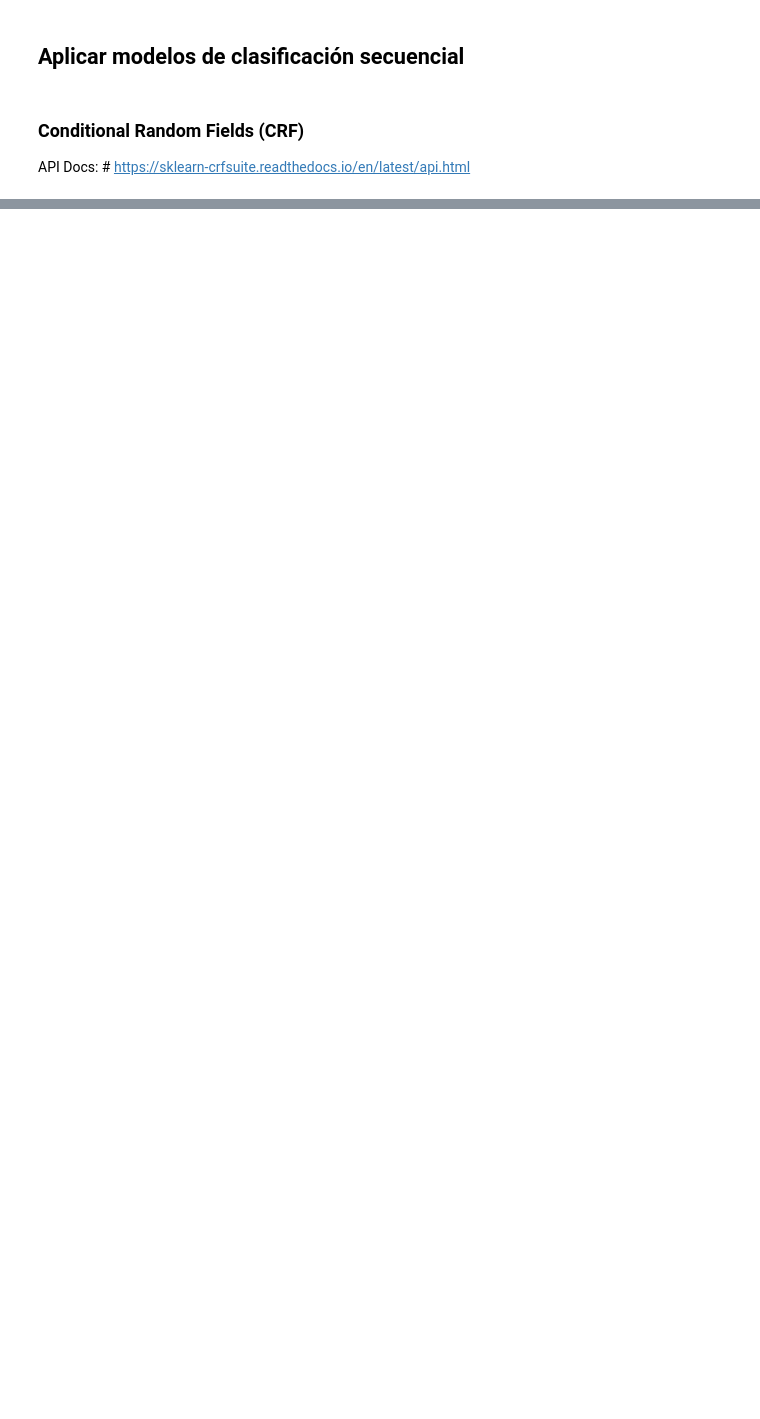
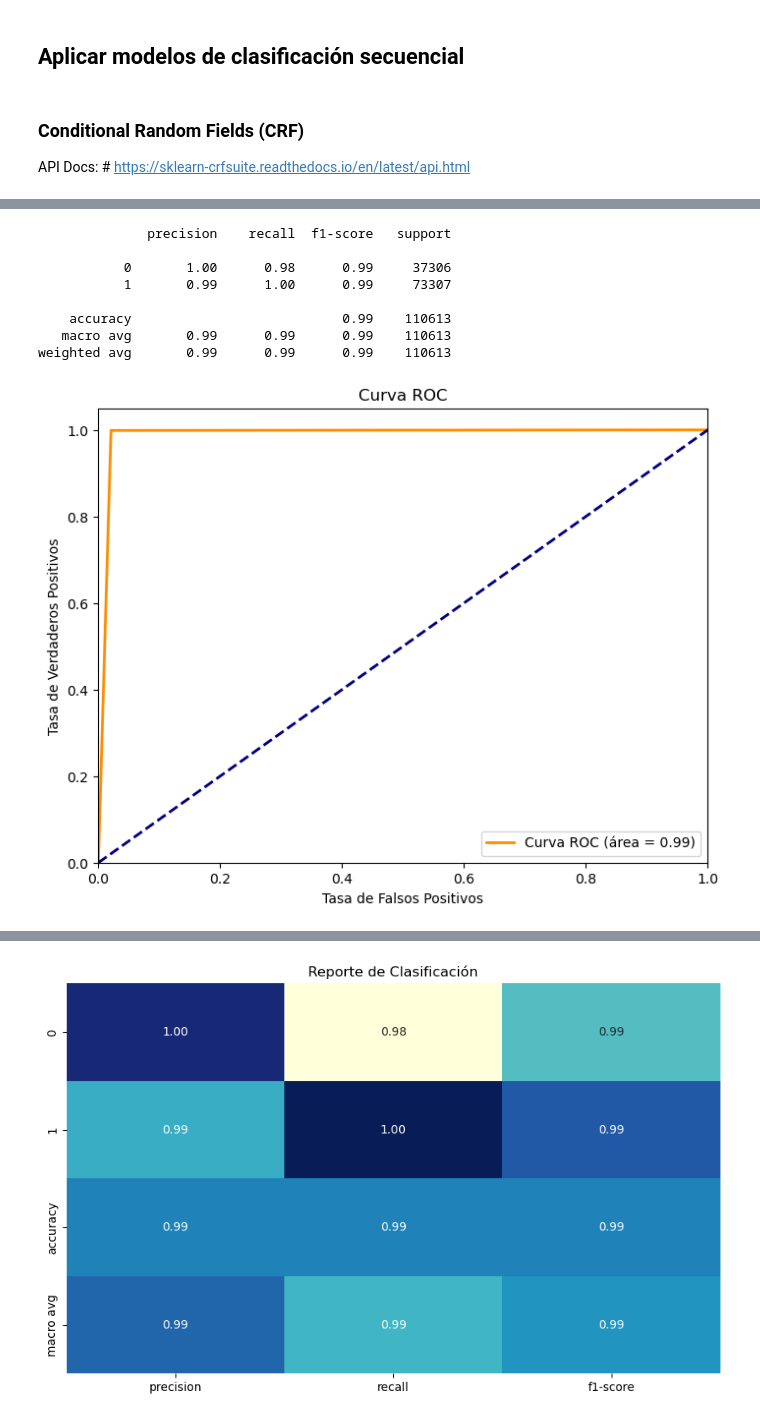
Before and after one commit to Guanart/TP-Final-BDM, a Jupyter notebook: notebooks/notebook.ipynb, the cells around one changed output, grey strips where cells are left out. Saved outputs shown, nothing was run; the diff lists cells and outputs as text; code cells hidden in the pictures; blank space fills up the shorter version.

Commit message:
Curva ROC, matriz de confusion y reporte

```diff
--- a/notebooks/notebook.ipynb
+++ b/notebooks/notebook.ipynb
@@ -106,7 +106,7 @@ Sentence n: ...
 # Source: https://radimrehurek.com/gensim/models/word2vec.html
 
 # TO DO: Cambiar vector_size a 100
-embedding_model = Word2Vec(sentences, vector_size=3, window=5, min_count=1, workers=4)    # Crea el modelo a partir de las sentencias tokenizadas
+embedding_model = Word2Vec(sentences, vector_size=100, window=5, min_count=1, workers=4)    # Crea el modelo a partir de las sentencias tokenizadas
 
 # Explicacion de los parámetros:
 # vector_size = dimensiones del vector de embeddings -> por ejemplo, el vector de embeddings de la palabra 'SELECT' podría ser [i1, i2, i3, ..., i100]
@@ -183,0 +199,14 @@ print(sklearn_crfsuite.metrics.flat_classification_report(y_test, y_pred))
+# %%
+# Entrenar el modelo CRF
+# https://sklearn-crfsuite.readthedocs.io/en/latest/tutorial.html#training
+crf = sklearn_crfsuite.CRF(
+    algorithm='lbfgs',
+    c1=0.1,
+    c2=0.1,
+    max_iterations=100,
+    all_possible_transitions=True
+)
+crf.fit(X_train_features, Y_train_sequences)
+
+# Evaluar el modelo
+y_pred = crf.predict(X_test_features)
@@ -183,0 +215,56 @@ print(sklearn_crfsuite.metrics.flat_classification_report(y_test, y_pred))
+# %%
+from sklearn_crfsuite import metrics
+print(metrics.flat_classification_report(Y_test_sequences, y_pred))
+
+import seaborn as sns
+import matplotlib.pyplot as plt
+from sklearn.metrics import classification_report, roc_curve, auc
+
+# Convertir las listas de listas en listas planas
+y_test_flat = [label for sublist in Y_test_sequences for label in sublist]
+y_pred_flat = [label for sublist in y_pred for label in sublist]
+
+# Calcular la curva ROC y el AUC
+fpr, tpr, _ = roc_curve([int(label) for label in y_test_flat], [int(label) for label in y_pred_flat])
+roc_auc = auc(fpr, tpr)
+
+# Mostrar la curva ROC
+plt.figure(figsize=(8, 6))
+plt.plot(fpr, tpr, color='darkorange', lw=2, label=f'Curva ROC (área = {roc_auc:.2f})')
+plt.plot([0, 1], [0, 1], color='navy', lw=2, linestyle='--')
+plt.xlim([0.0, 1.0])
+plt.ylim([0.0, 1.05])
+plt.xlabel('Tasa de Falsos Positivos')
+plt.ylabel('Tasa de Verdaderos Positivos')
+plt.title('Curva ROC')
+plt.legend(loc="lower right")
+plt.show()
+
+# Matriz de confusión
+cm = confusion_matrix(y_test_flat, y_pred_flat)
+plt.figure(figsize=(8, 6))
+sns.heatmap(cm, annot=True, fmt='d', cmap='YlGnBu', cbar=False)
+plt.title('Matriz de Confusión CRF')
+plt.xlabel('Predicted labels')
+plt.ylabel('True labels')
+plt.show()
+
+# Mostrar el reporte de clasificación
+report = classification_report(y_test_flat, y_pred_flat, output_dict=True)
+report_df = pd.DataFrame(report).transpose()
+
+# Mostrar el reporte de clasificación con seaborn
+plt.figure(figsize=(10, 6))
+sns.heatmap(report_df.iloc[:-1, :-1], annot=True, cmap="YlGnBu", cbar=False, fmt='.2f')
+plt.title('Reporte de Clasificación')
+plt.show()
+# %% [output]
+              precision    recall  f1-score   support
+
+           0       1.00      0.98      0.99     37306
+           1       0.99      1.00      0.99     73307
+
+    accuracy                           0.99    110613
+   macro avg       0.99      0.99      0.99    110613
+weighted avg       0.99      0.99      0.99    110613
+[figure, added]
@@ -183,0 +272 @@ print(sklearn_crfsuite.metrics.flat_classification_report(y_test, y_pred))
+[figure, added]
```
Also changed, not shown: parts of 10 cells of this notebook.
